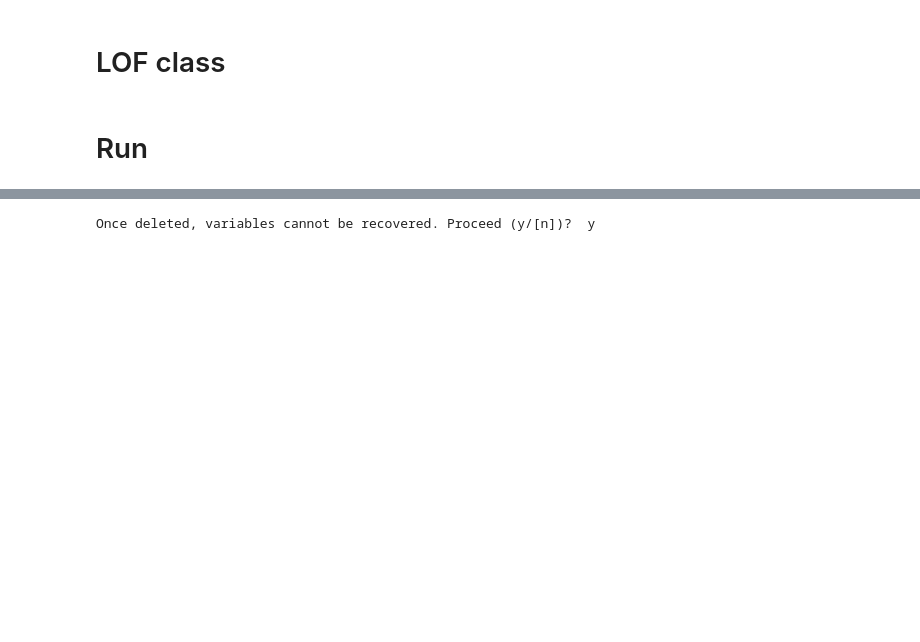
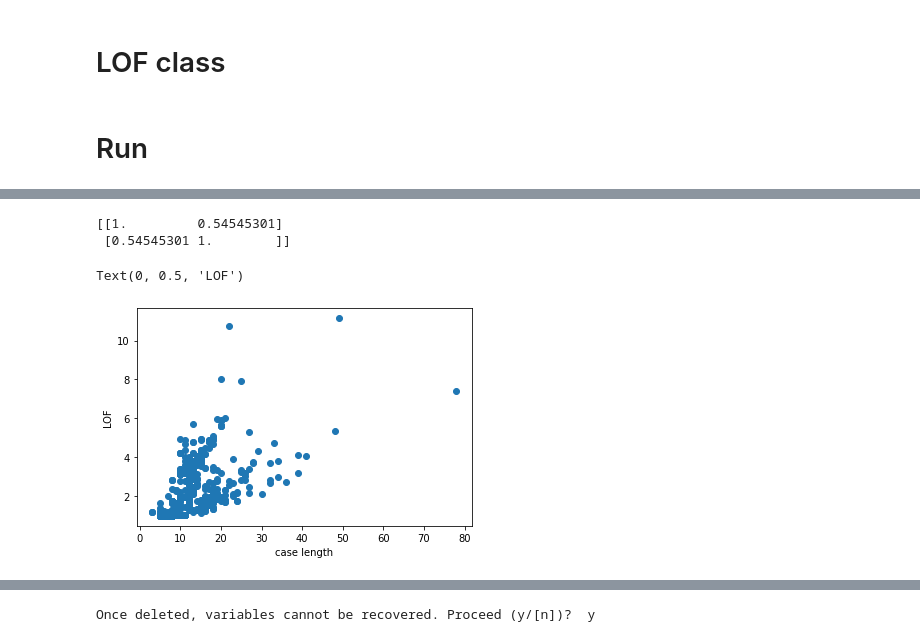
Before and after one commit to maalevo/MT_Experiments, a Jupyter notebook: LOF_v1.ipynb, the cells around one changed output, grey strips where cells are left out. Cells and saved outputs as stored; diff of their text form; code cells hidden in the pictures; blank space fills up the shorter version.

```diff
--- a/LOF_v1.ipynb
+++ b/LOF_v1.ipynb
@@ -279,10 +318,11 @@ print(end-start)
 # %%
-
-for t in range(100):
+for t in range(10):
     t_string = ""
     for e in lof.dist.log[t]:
-        t_string = t_string + e["concept:name"] + ","
+        t_string = t_string + e["concept:name"] + " " + e["lifecycle:transition"] + ","
+        #t_string = t_string + e["concept:name"] + ","
     t_string = t_string[:-1]
 
+
     print(str(round(res[t], 3)) + "\t" + t_string)
 # %% [output]
@@ -305,0 +367,6 @@ for t in range(100):
+# %%
+anomaly = np.empty(len(res), dtype = bool)
+cutoff = np.percentile(res, 95) # 5% with largest LOF are classified as anomalies
+
+for i, a in enumerate(res):
+    anomaly[i] = (a >= cutoff)
@@ -305,0 +379,24 @@ for t in range(100):
+# %%
+lengths = []
+e_types = []
+case_durations = case_statistics.get_all_casedurations(lof.dist.log, parameters={case_statistics.Parameters.TIMESTAMP_KEY: "time:timestamp"})
+
+for i, t in enumerate(lof.dist.log):
+    concept_names = set()
+    for e in t:
+        #concept_names.add(e["concept:name"]+ "+" + e["lifecycle:transition"])
+        concept_names.add(e["concept:name"])
+    e_types.append(len(concept_names))
+    lengths.append(len(t))
+# %%
+# LOF vs case lengths
+
+print(np.corrcoef(lengths, res))
+plt.scatter(lengths, res)
+plt.xlabel("case length")
+plt.ylabel("LOF")
+# %% [output]
+[[1.         0.54545301]
+ [0.54545301 1.        ]]
+Text(0, 0.5, 'LOF')
+[figure, added]
```
Also changed, not shown: parts of 19 cells of this notebook, 2 other files.
